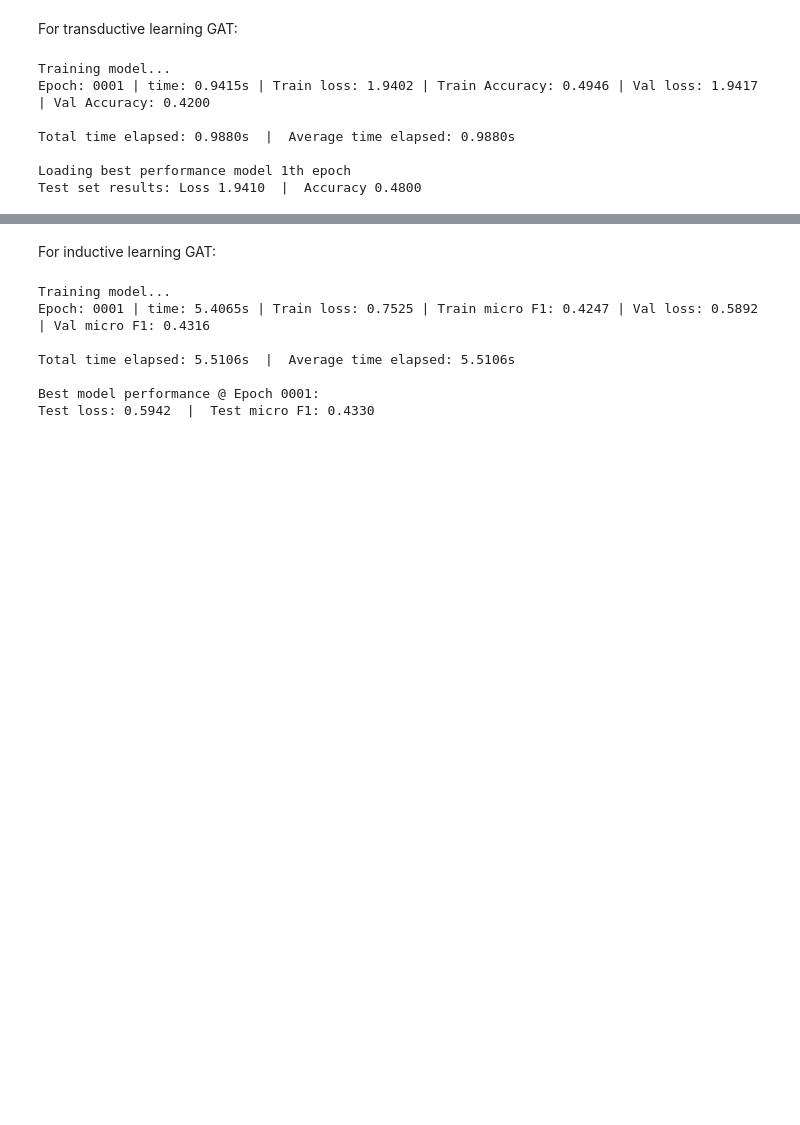
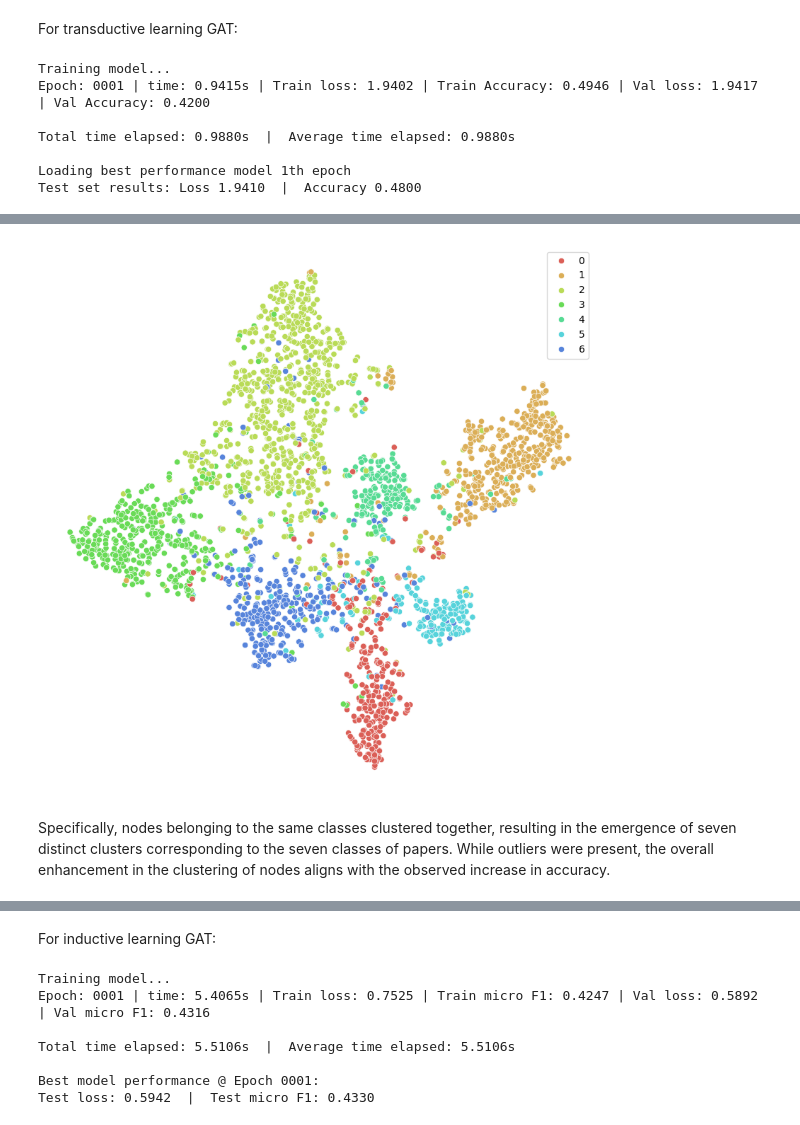
Before and after one commit to ranranrunforit/Reproducibility-Project, a Jupyter notebook: DL4H_Team_33_draft_cz78.ipynb, the cells around one changed output, grey strips where cells are left out. Saved outputs shown, nothing was run; the diff lists cells and outputs as text; code cells hidden in the pictures; blank space fills up the shorter version.

```diff
--- a/DL4H_Team_33_draft_cz78.ipynb
+++ b/DL4H_Team_33_draft_cz78.ipynb
@@ -1085,3 +1130,26 @@ Test set results: Loss 1.5089  |  Accuracy 0.8100
+# %%
+from sklearn.manifold import TSNE
+import matplotlib.pyplot as plt
+import seaborn as sns
+
+# Get embeddings
+h = GAT_cora.get_embeddings()
+
+# Train TSNE
+tsne = TSNE(n_components=2, learning_rate='auto',
+         init='pca').fit_transform(h.detach().cpu().numpy())
+
+# Plot TSNE
+plt.figure(figsize=(10, 10))
+plt.axis('off')
+#plt.scatter(tsne[:, 0], tsne[:, 1], s=50, c=labels.detach().cpu().numpy())
+sns.scatterplot(x = tsne[:, 0], y = tsne[:, 1], hue=labels.detach().cpu().numpy(), palette=sns.color_palette("hls", 10), legend="full")
+plt.savefig("TSNE_embd_After.png", dpi=200)
+plt.show()
+# %% [output]
+[figure, added]
+# %% [markdown]
+Specifically, nodes belonging to the same classes clustered together, resulting in the emergence of seven distinct clusters corresponding to the seven classes of papers. While outliers were present, the overall enhancement in the clustering of nodes aligns with the observed increase in accuracy.
 # %%
 # (This is for the demonstration, you can run it. However running this cell will add chance to exceed the 8 minutes limits depends on the device )
 
```
Also changed, not shown: parts of 35 cells of this notebook.
